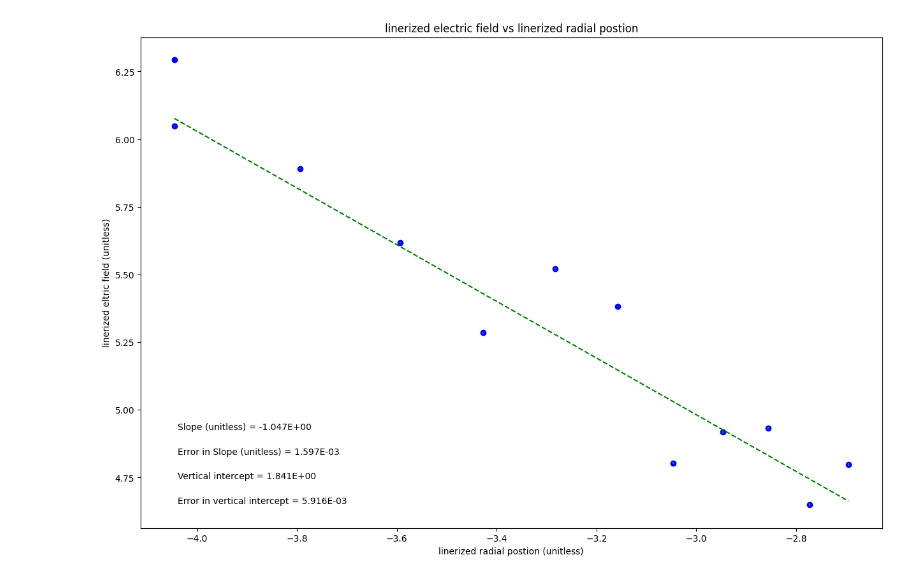
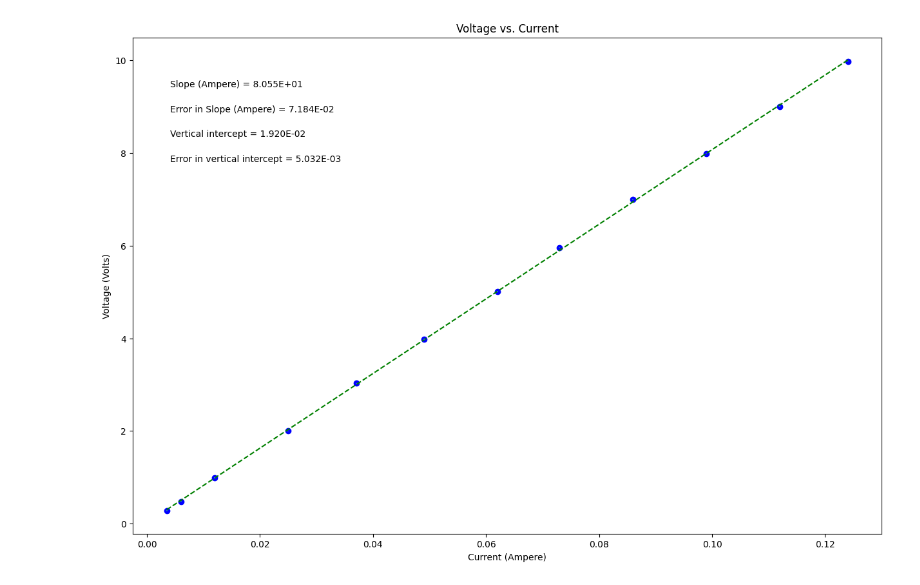
Before and after one commit to JamesHoenstine/PHSX218N.01_2025-Public, a Jupyter notebook: PHSXlab_plotting_template_(1).ipynb, the cells around one changed output. Cells and saved outputs as stored; diff of their text form; code cells hidden in the pictures.

```diff
--- a/PHSXlab_plotting_template_(1).ipynb
+++ b/PHSXlab_plotting_template_(1).ipynb
@@ -2,8 +2,8 @@
 <a href="https://colab.research.google.com/github/JamesHoenstine/PHSX218N.01_2025-Public/blob/main/PHSXlab_plotting_template_(1).ipynb" target="_parent"><img src="https://colab.research.google.com/assets/colab-badge.svg" alt="Open In Colab"/></a>
 # %%
 #PHSX 216 & 218 plotting code
-#Gabe Hoenstine
-#February 12 2025
+#James Hoenstine
+#2-20-25
 
 #import packages and libraries, assign shortcut names
 %matplotlib inline
@@ -19,33 +19,33 @@ import matplotlib.pyplot as plt
 #variable names should start with a letter and must contain only letters, numbers, and underscores
 
 
-xvariable_radialpostion = np.array([-4.0455544,-4.0455544,-3.79424,-3.5935693,-3.4265152,-3.2834143,-3.1582512,-3.0470256,-2.9469421,-2.8559703,-2.7725887,-2.6956277])
+xvariable_current = np.array([.0035,.006,.012,.025,.037,.049,.062,.073,.086,.099,.112,.124])
 
-yvariable_electricfield = np.array([6.29280295,6.04815989,5.89164421,5.61798248,5.28489435,5.52146092,5.38143227,4.80402104,4.91754487,4.93207297,4.6507807,4.79854158])
+yvariable_voltage = np.array([.28,.48,.99,2,3.03,3.98,5.01,5.96,7,7.99,9,9.97])
 
-err_yvariable_electricfield = np.array([.0012899,.0015833,.0018036,.0022611,.0029676,.0024474,.0027438,.0043625,.0039866,.0039407,.0049224,.0043815])
+err_yvariable_voltage = np.array([0.01,.01,.01,.01,.01,.01,.01,.01,.01,.01,.01,.01])
 
 
 
 #Re-assign variables as x, y, dy so that the remaining plotting code may remain generic
 #UPDATE VARIABLE NAMES (ON RHS OF EACH EQUAL SIGN) TO MATCH VARIABLE NAMES FOR DATA ABOVE
 
-x = xvariable_radialpostion            #this should be the array you want to plot on the x axis
-y = yvariable_electricfield             #this should be the array you want to plot on the y axis
-dy = err_yvariable_electricfield        #this should be your error in y array
+x = xvariable_current             #this should be the array you want to plot on the x axis
+y = yvariable_voltage            #this should be the array you want to plot on the y axis
+dy = err_yvariable_voltage        #this should be your error in y array
 
 
 #UPDATE EACH OF THESE 4 STRINGS FOR YOUR PLOT LABELS AS YOU WANT THEM TO APPEAR
 
-plot_title= 'linerized electric field vs linerized radial postion'
-x_label= 'linerized radial postion (unitless)'
-y_label= 'linerized eltric field (unitless)'
-slope_units= 'unitless'
+plot_title= 'Voltage vs. Current'
+x_label= 'Current (Ampere)'
+y_label= 'Voltage (Volts)'
+slope_units= 'Ampere'
 
 #UPDATE ANNOTATION PLACEMENT SO IT'S OUT OF WAY OF PLOTTED DATA AND BEST FIT LINE
 #integer from 1 to 4, top R corner is 1 (counter-clockwise from there)
 
-annotation_placement=3
+annotation_placement=2
 
 
 #-----------------------------------------------------------------------#
@@ -92,31 +92,31 @@ elif annotation_placement==3 or annotation_placement==4:
 #Don't need to change anything in this section!
 
 #Plot data on graph. Plot error bars and place values for slope,
 #error in slope, and vertical intercept (plus error) on the plot using "annotate"
 
 plt.figure(figsize=(15,10))
 
 plt.plot(x, fit, color='green', linestyle='--')
 plt.scatter(x, y, color='blue', marker='o')
 
 plt.xlabel(x_label)
 plt.ylabel(y_label)
 plt.title(plot_title)
 
 plt.errorbar(x, y, yerr=dy, xerr=None, fmt="none") #don't need to plot x error bars
 
 plt.annotate('Slope ({}) = {value:.{digits}E}'.format(slope_units,value=m, digits=3),
              (xpos, ypos[0]), xycoords='axes fraction')
 
 plt.annotate('Error in Slope ({}) = {value:.{digits}E}'.format(slope_units,value=dm, digits=3),
              (xpos, ypos[1]), xycoords='axes fraction')
 
 plt.annotate('Vertical intercept = {value:.{digits}E}'.format(value=b, digits=3),
              (xpos, ypos[2]), xycoords='axes fraction')
 
 plt.annotate('Error in vertical intercept = {value:.{digits}E}'.format(value=db, digits=3),
              (xpos, ypos[3]), xycoords='axes fraction')
 
 plt.show()
 # %% [output]
-[figure, old version]
+[figure, new version]
```
